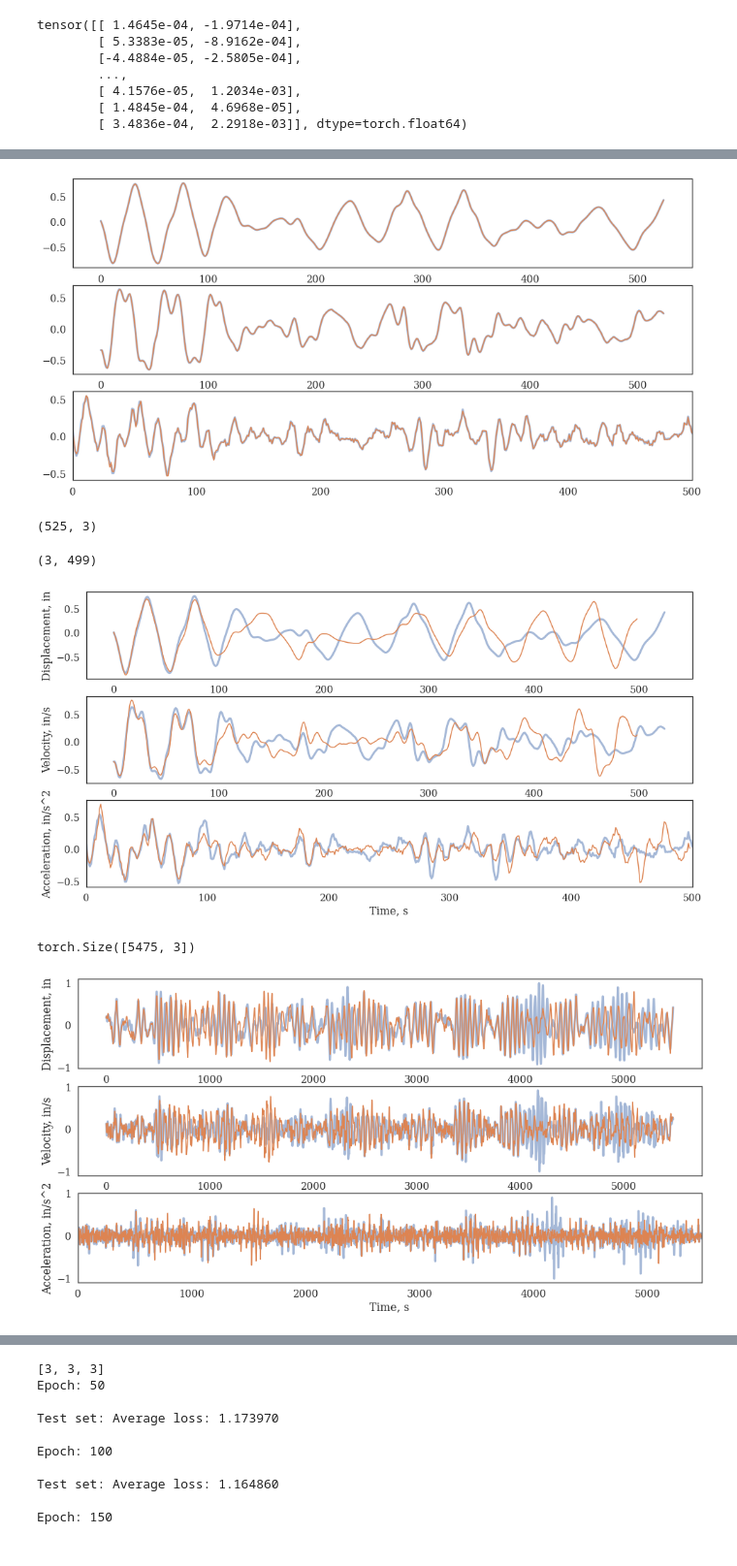
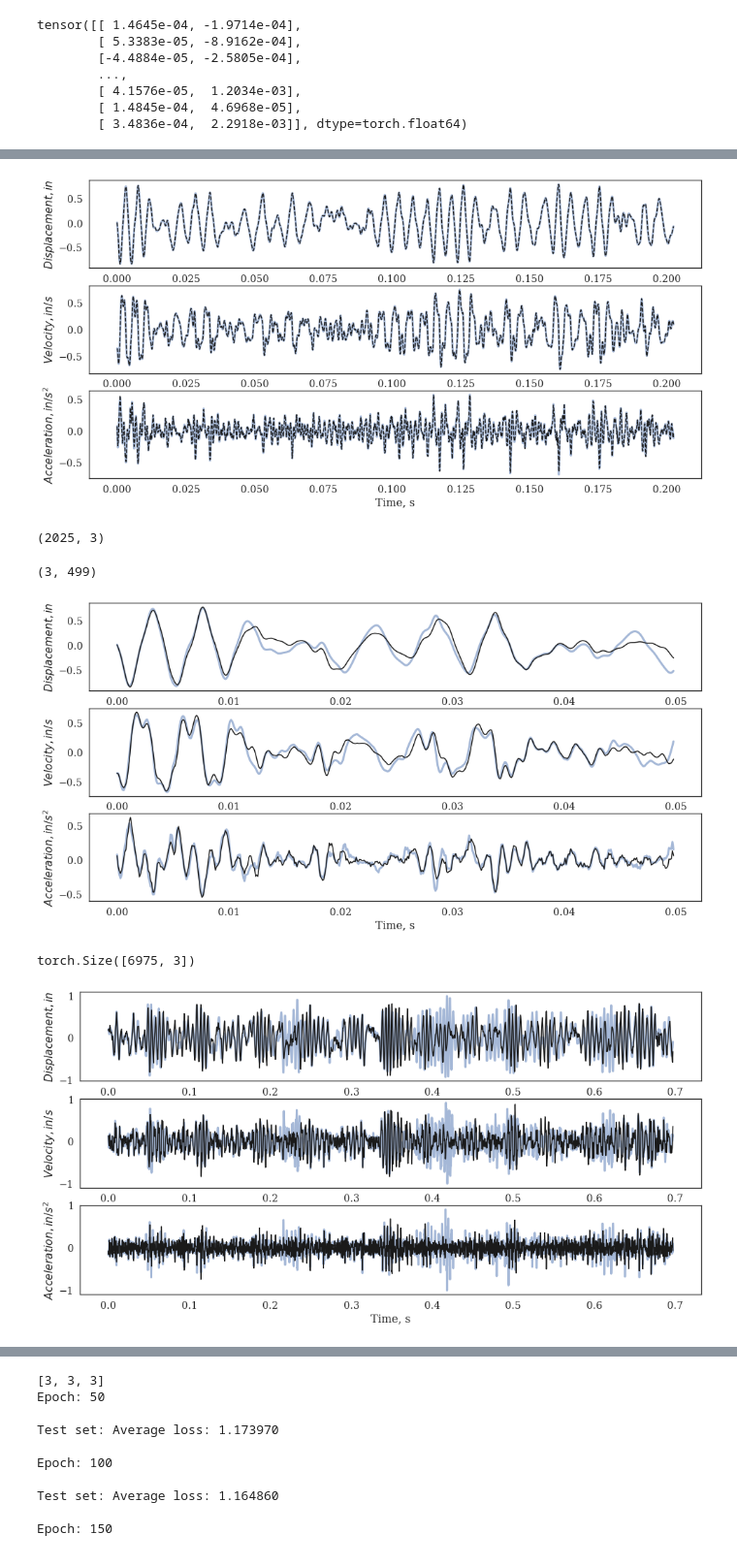
Before and after one commit to cleeag/ece271b, a Jupyter notebook: lstm/TCN_v01-FlatBeam-Physics.ipynb, the cells around one changed output, grey strips where cells are left out. Shown at 97% size. Cells and saved outputs as stored; diff of their text form; code cells hidden in the pictures.

```diff
--- a/lstm/TCN_v01-FlatBeam-Physics.ipynb
+++ b/lstm/TCN_v01-FlatBeam-Physics.ipynb
@@ -89,11 +89,11 @@ ttrain = t[start:ntrain]
 intrain = np.hstack([utrain,ytrain,yvtrain,yatrain])
 outtrain = np.hstack([ytrain,yvtrain,yatrain])
 
-utest = u_norm[ntrain:start+ntrain+500]
-ytest = y_norm[ntrain:start+ntrain+500]
-yvtest = yv_norm[ntrain:start+ntrain+500]
-yatest = ya_norm[ntrain:start+ntrain+500]
-ttest = t[ntrain:start+ntrain+500]
+utest = u_norm[ntrain:start+ntrain+2000]
+ytest = y_norm[ntrain:start+ntrain+2000]
+yvtest = yv_norm[ntrain:start+ntrain+2000]
+yatest = ya_norm[ntrain:start+ntrain+2000]
+ttest = t[ntrain:start+ntrain+2000]
 intest = np.hstack([utest,ytest,yvtest,yatest])
 outtest = np.hstack([ytest,yvtest,yatest])
 
@@ -129,6 +129,7 @@ plt.ylabel('acceleration')
 
 plt.tight_layout()
 plt.show()
+plt.savefig('./../images/train_test_complete.tiff')
 # %% [output]
 [[3.31365126e-02]
  [5.66465450e+01]
@@ -388,20 +386,25 @@ KeyboardInterrupt:
 ypred = model(x_val)
 
 plt.figure(figsize = (16, 8))
+ylbl = ['$Displacement, in$', '$Velocity, in/s$', '$Acceleration, in/s^2$']
 
 for ii in range(3):
     plt.subplot(3,1,ii+1)
-    plt.plot(y_val[:,ii], linewidth = 3, alpha = 0.5)
-    plt.plot(ypred.detach().numpy()[:,ii])
+    plt.plot(t[:len(x_val)], y_val[:,ii], linewidth = 3, alpha = 0.5)
+    plt.plot(t[:len(x_val)], ypred.detach().numpy()[:,ii], 'k--')
 
-plt.xlim([0,500])
+    plt.ylabel(ylbl[ii])
+    plt.xlabel('Time, s')
+
+#plt.xlim([0,500])
+plt.savefig('PhysicsNoRecursion_zoomed.tiff')
 plt.show()
 # %% [output]
-[figure, old version]
+[figure, new version]
 # %%
 ypred.detach().numpy().shape
 # %% [output]
-(525, 3)
+(2025, 3)
 # %%
 
 def simulate(x0, u, future):
@@ -437,23 +440,24 @@ plt.figure(figsize = (16, 8))
 plt.plot(y_val, linewidth = 3, alpha = 0.5)
 plt.plot(ypred_sim.T)
 
-ylbl = ['Displacement, in', 'Velocity, in/s', 'Acceleration, in/s^2']
+ylbl = ['$Displacement, in$', '$Velocity, in/s$', '$Acceleration, in/s^2$']
 for ii in range(3):
     plt.subplot(3,1,ii+1)
-    plt.plot(y_val[:,ii], linewidth = 3, alpha = 0.5)
-    plt.plot(ypred_sim[ii,:])
+    plt.plot(t[:500-1], y_val[:500-1,ii], linewidth = 3, alpha = 0.5)
+    plt.plot(t[:500-1], ypred_sim[ii,:], 'k')
 
 
     plt.ylabel(ylbl[ii])
     plt.xlabel('Time, s')
 
-plt.xlim([0,500])
+    #plt.xlim([0,500])
+plt.savefig('PhysicsWithRecursion_zoomed.tiff')
 plt.show()
 # %% [output]
-[figure, old version]
+[figure, new version]
 # %%
 utest.shape
 u_norm.shape
 print(y_full.shape)
 # %% [output]
-torch.Size([5475, 3])
+torch.Size([6975, 3])
@@ -460,21 +469,18 @@ torch.Size([5475, 3])
 # %%
-x0 = x_full[0]
-npred = x_full.shape[0] - 1
-ypred_sim = simulate(x0, ufull, npred)
-ypred_sim = ypred_sim[1:,train_window:]
-
 plt.figure(figsize = (16, 8))
 
 for ii in range(3):
     plt.subplot(3,1,ii+1)
-    plt.plot(y_full[:,ii], linewidth = 3, alpha = 0.5)
-    plt.plot(ypred_sim[ii,:])
+    plt.plot(t[:npred], y_full[:-1,ii], linewidth = 3, alpha = 0.5)
+    plt.plot(t[:npred-1], ypred_sim[ii,:], 'k')
 
 
     plt.ylabel(ylbl[ii])
     plt.xlabel('Time, s')
 
-plt.xlim([0,npred])
+    #plt.xlim([0,npred])
+
+plt.savefig('PhysicsWithRecursion_full.tiff')
 plt.show()
 # %% [output]
-[figure, old version]
+[figure, new version]
```
Also changed, not shown: parts of 6 cells of this notebook, 6 other files.
